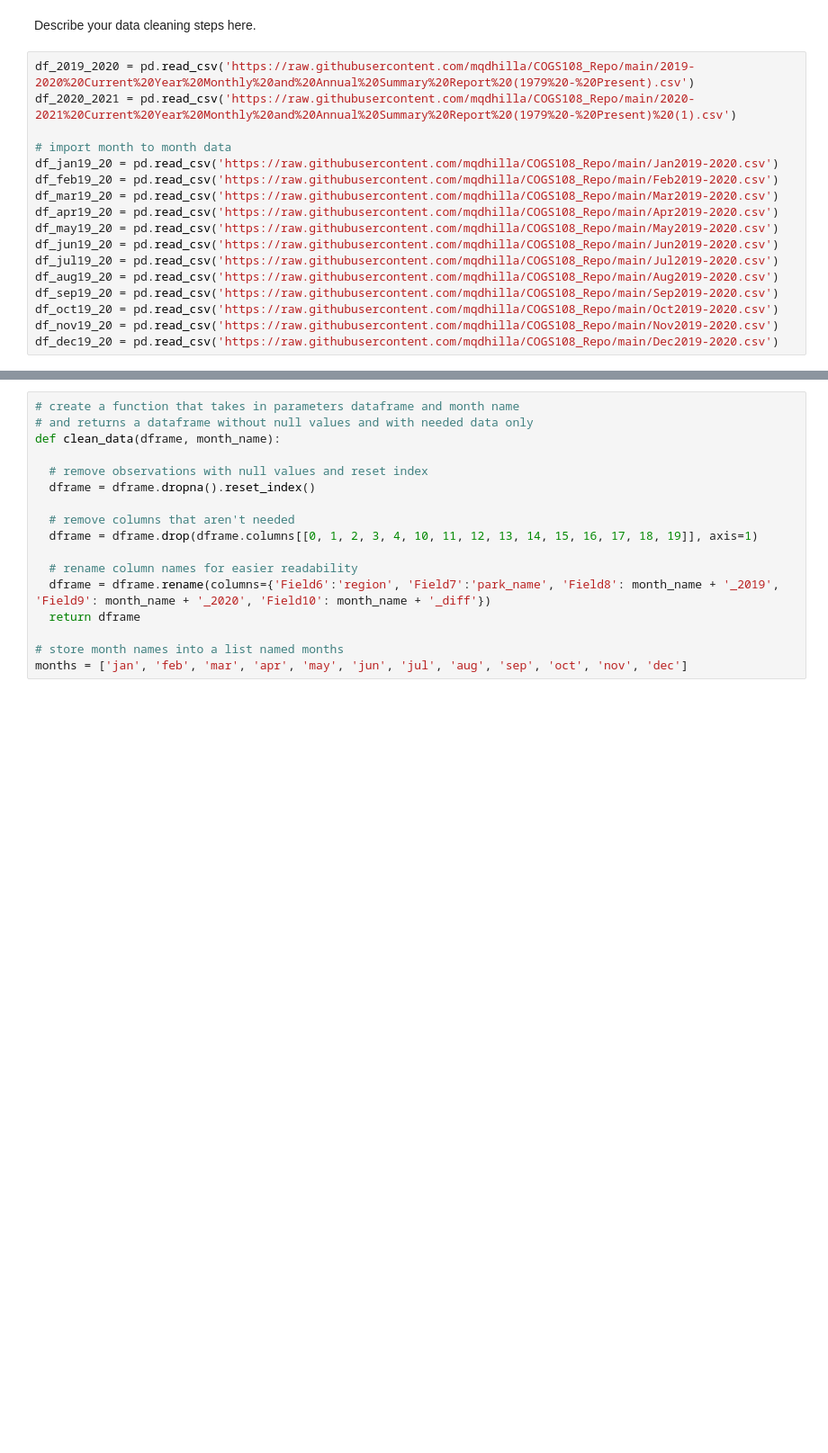
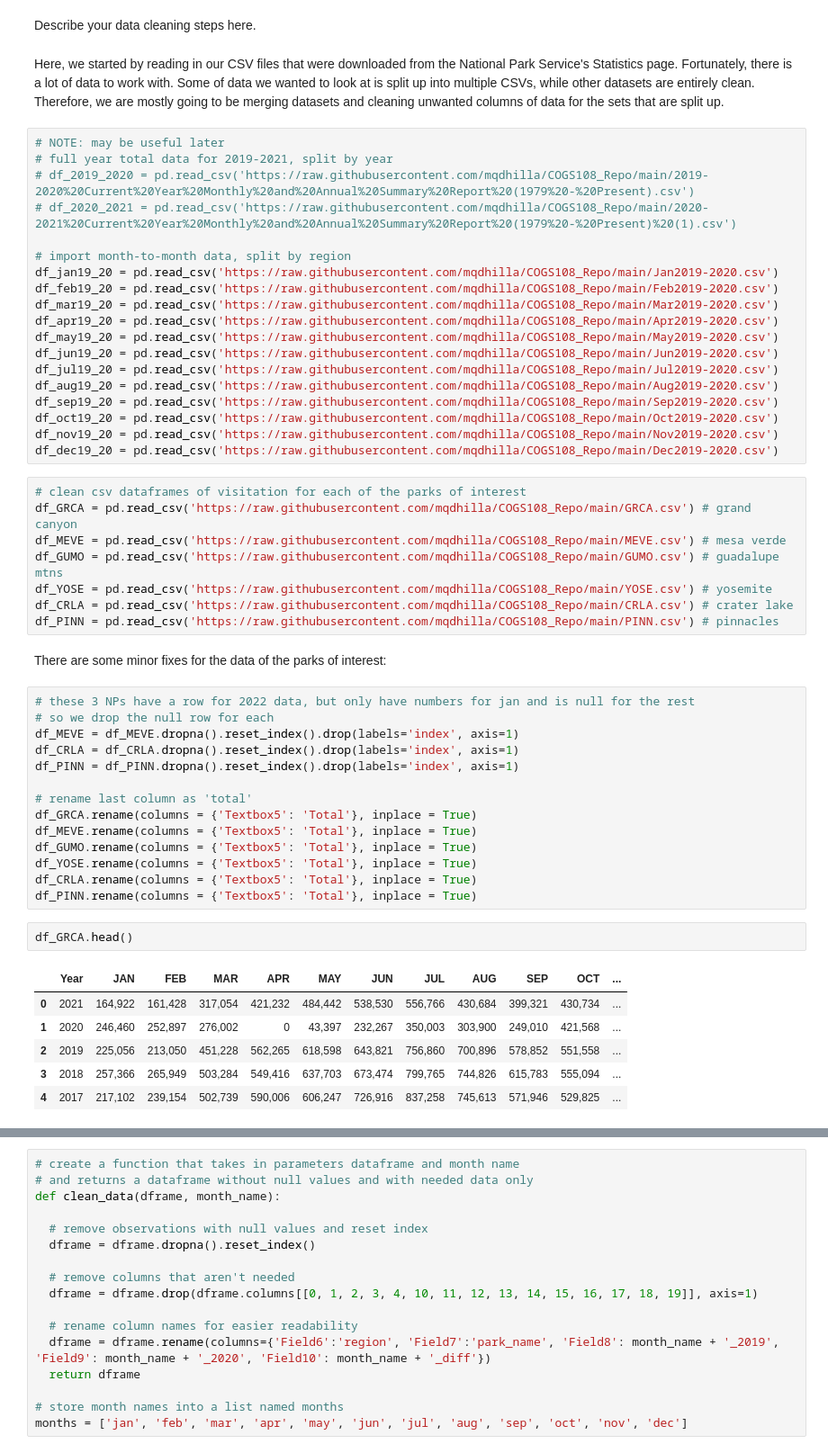
Before and after one commit to mqdhilla/COGS108_Repo, a Jupyter notebook: DataCheckpointGroup043-Wi22.ipynb, the cells around one changed output, grey strips where cells are left out. Shown at 90% size. Saved outputs shown, nothing was run; the diff lists cells and outputs as text; blank space fills up the shorter version.

```diff
--- a/DataCheckpointGroup043-Wi22.ipynb
+++ b/DataCheckpointGroup043-Wi22.ipynb
@@ -107,11 +107,15 @@ plt.rcParams['figure.figsize'] = (12, 5)
 # Data Cleaning
 # %% [markdown]
 Describe your data cleaning steps here.
+# %% [markdown]
+Here, we started by reading in our CSV files that were downloaded from the National Park Service's Statistics page. Fortunately, there is a lot of data to work with. Some of data we wanted to look at is split up into multiple CSVs, while other datasets are entirely clean. Therefore, we are mostly going to be merging datasets and cleaning unwanted columns of data for the sets that are split up.
 # %%
-df_2019_2020 = pd.read_csv('https://raw.githubusercontent.com/mqdhilla/COGS108_Repo/main/2019-2020%20Current%20Year%20Monthly%20and%20Annual%20Summary%20Report%20(1979%20-%20Present).csv')
-df_2020_2021 = pd.read_csv('https://raw.githubusercontent.com/mqdhilla/COGS108_Repo/main/2020-2021%20Current%20Year%20Monthly%20and%20Annual%20Summary%20Report%20(1979%20-%20Present)%20(1).csv')
+# NOTE: may be useful later
+# full year total data for 2019-2021, split by year
+# df_2019_2020 = pd.read_csv('https://raw.githubusercontent.com/mqdhilla/COGS108_Repo/main/2019-2020%20Current%20Year%20Monthly%20and%20Annual%20Summary%20Report%20(1979%20-%20Present).csv')
+# df_2020_2021 = pd.read_csv('https://raw.githubusercontent.com/mqdhilla/COGS108_Repo/main/2020-2021%20Current%20Year%20Monthly%20and%20Annual%20Summary%20Report%20(1979%20-%20Present)%20(1).csv')
 
-# import month to month data
+# import month-to-month data, split by region
 df_jan19_20 = pd.read_csv('https://raw.githubusercontent.com/mqdhilla/COGS108_Repo/main/Jan2019-2020.csv')
 df_feb19_20 = pd.read_csv('https://raw.githubusercontent.com/mqdhilla/COGS108_Repo/main/Feb2019-2020.csv')
 df_mar19_20 = pd.read_csv('https://raw.githubusercontent.com/mqdhilla/COGS108_Repo/main/Mar2019-2020.csv')
@@ -124,3 +128,36 @@ df_sep19_20 = pd.read_csv('https://raw.githubusercontent.com/mqdhilla/COGS108_Re
 df_oct19_20 = pd.read_csv('https://raw.githubusercontent.com/mqdhilla/COGS108_Repo/main/Oct2019-2020.csv')
 df_nov19_20 = pd.read_csv('https://raw.githubusercontent.com/mqdhilla/COGS108_Repo/main/Nov2019-2020.csv')
 df_dec19_20 = pd.read_csv('https://raw.githubusercontent.com/mqdhilla/COGS108_Repo/main/Dec2019-2020.csv')
+# %%
+# clean csv dataframes of visitation for each of the parks of interest
+df_GRCA = pd.read_csv('https://raw.githubusercontent.com/mqdhilla/COGS108_Repo/main/GRCA.csv') # grand canyon
+df_MEVE = pd.read_csv('https://raw.githubusercontent.com/mqdhilla/COGS108_Repo/main/MEVE.csv') # mesa verde
+df_GUMO = pd.read_csv('https://raw.githubusercontent.com/mqdhilla/COGS108_Repo/main/GUMO.csv') # guadalupe mtns
+df_YOSE = pd.read_csv('https://raw.githubusercontent.com/mqdhilla/COGS108_Repo/main/YOSE.csv') # yosemite
+df_CRLA = pd.read_csv('https://raw.githubusercontent.com/mqdhilla/COGS108_Repo/main/CRLA.csv') # crater lake
+df_PINN = pd.read_csv('https://raw.githubusercontent.com/mqdhilla/COGS108_Repo/main/PINN.csv') # pinnacles
+# %% [markdown]
+There are some minor fixes for the data of the parks of interest:
+# %%
+# these 3 NPs have a row for 2022 data, but only have numbers for jan and is null for the rest
+# so we drop the null row for each
+df_MEVE = df_MEVE.dropna().reset_index().drop(labels='index', axis=1)
+df_CRLA = df_CRLA.dropna().reset_index().drop(labels='index', axis=1)
+df_PINN = df_PINN.dropna().reset_index().drop(labels='index', axis=1)
+
+# rename last column as 'total'
+df_GRCA.rename(columns = {'Textbox5': 'Total'}, inplace = True)
+df_MEVE.rename(columns = {'Textbox5': 'Total'}, inplace = True)
+df_GUMO.rename(columns = {'Textbox5': 'Total'}, inplace = True)
+df_YOSE.rename(columns = {'Textbox5': 'Total'}, inplace = True)
+df_CRLA.rename(columns = {'Textbox5': 'Total'}, inplace = True)
+df_PINN.rename(columns = {'Textbox5': 'Total'}, inplace = True)
+# %%
+df_GRCA.head()
+# %% [output]
+|  | Year | JAN | FEB | MAR | APR | MAY | JUN | JUL | AUG | SEP | OCT | ... |
+| 0 | 2021 | 164,922 | 161,428 | 317,054 | 421,232 | 484,442 | 538,530 | 556,766 | 430,684 | 399,321 | 430,734 | ... |
+| 1 | 2020 | 246,460 | 252,897 | 276,002 | 0 | 43,397 | 232,267 | 350,003 | 303,900 | 249,010 | 421,568 | ... |
+| 2 | 2019 | 225,056 | 213,050 | 451,228 | 562,265 | 618,598 | 643,821 | 756,860 | 700,896 | 578,852 | 551,558 | ... |
+| 3 | 2018 | 257,366 | 265,949 | 503,284 | 549,416 | 637,703 | 673,474 | 799,765 | 744,826 | 615,783 | 555,094 | ... |
+| 4 | 2017 | 217,102 | 239,154 | 502,739 | 590,006 | 606,247 | 726,916 | 837,258 | 745,613 | 571,946 | 529,825 | ... |
```
Also changed, not shown: parts of 8 cells of this notebook.
